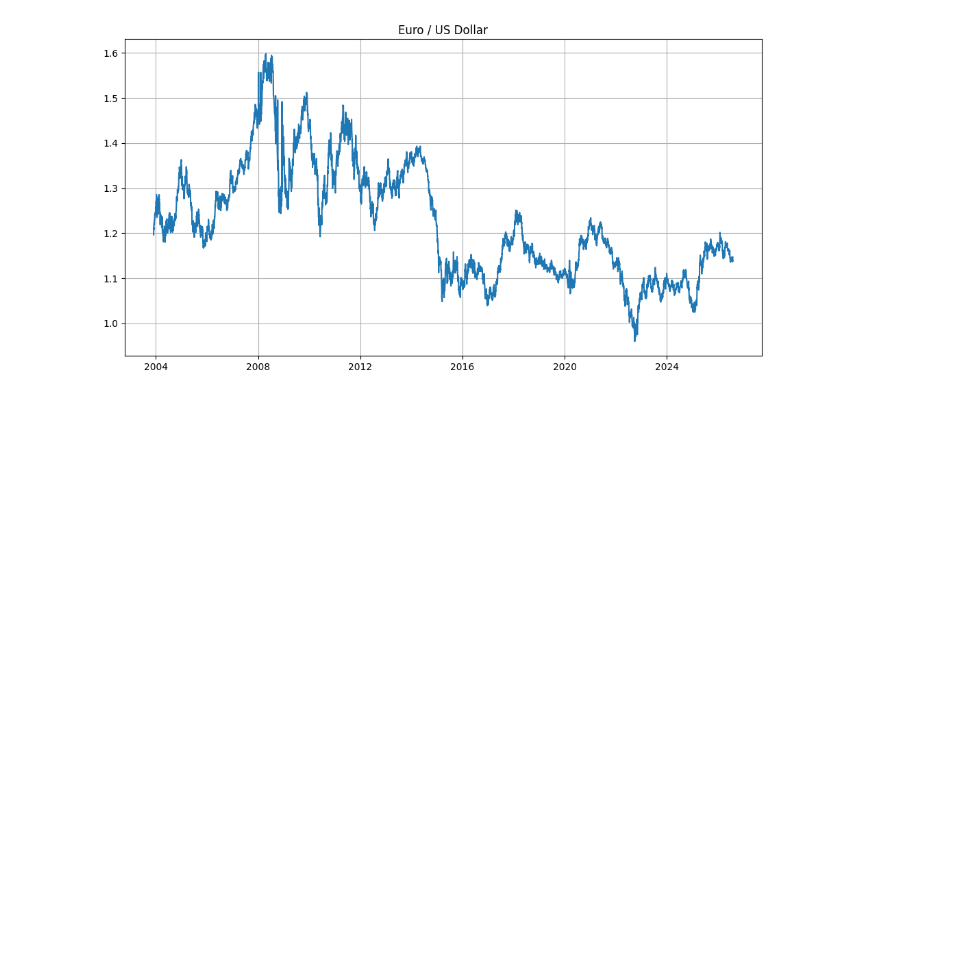
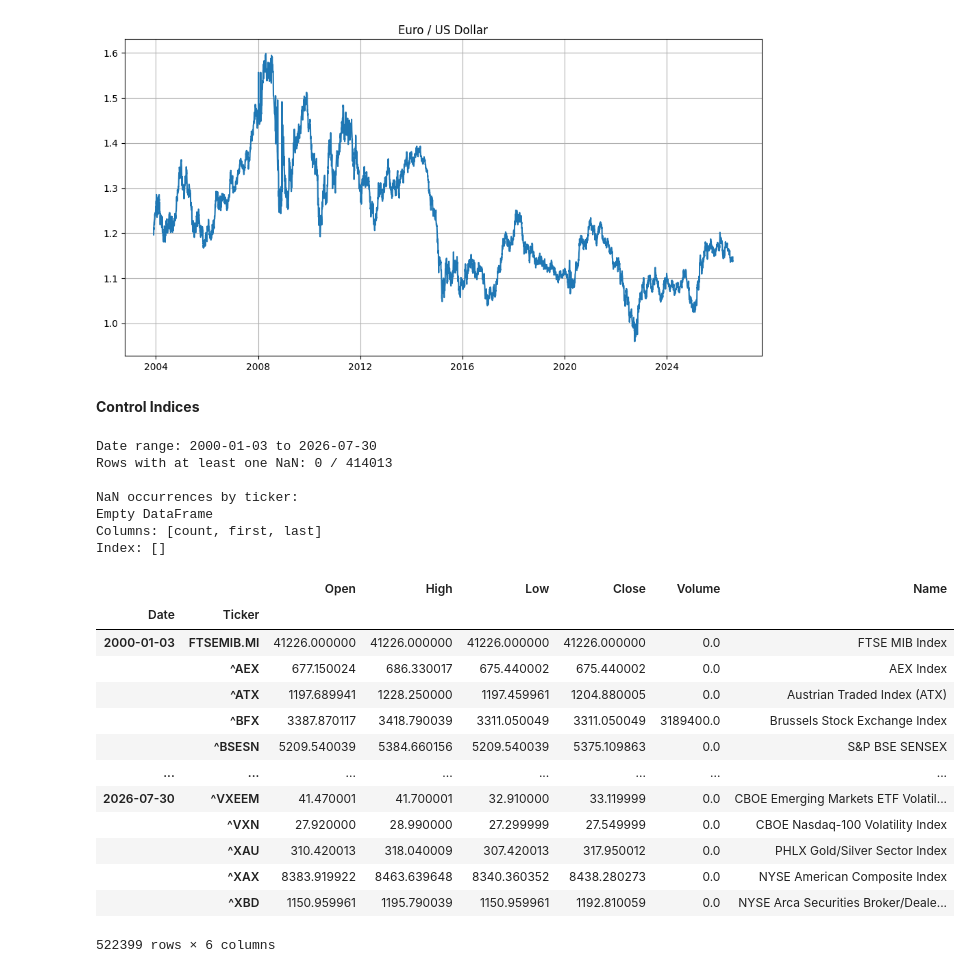
Before and after one commit to loewbenedikt01/Python, a Jupyter notebook: Database_Update/data_control.ipynb, the cells around one changed output. Drawn from its saved outputs; the diff is of its cells as text; code cells hidden in the pictures; blank space fills up the shorter version.

```diff
--- a/Database_Update/data_control.ipynb
+++ b/Database_Update/data_control.ipynb
@@ -298,3 +298,57 @@ plt.grid(True)
 plt.show()
 # %% [output]
 [figure]
+# %% [markdown]
+**Control Indices**
+# %%
+import sys
+import os
+import pandas as pd
+
+_HERE = os.getcwd()
+_ROOT = os.path.dirname(_HERE)
+sys.path.insert(0, _ROOT)
+sys.path.insert(0, _HERE)
+
+DATABASE_DIR = os.path.join(_ROOT, 'Database')
+
+indices = pd.read_parquet(os.path.join(DATABASE_DIR, 'indices.parquet'))
+
+dates = indices.index.get_level_values('Date')
+print(f'Date range: {dates.min().date()} to {dates.max().date()}')
+
+nan_mask = indices.isna().any(axis=1)
+print(f'Rows with at least one NaN: {nan_mask.sum()} / {len(indices)}')
+
+nan_by_ticker = (
+    indices[nan_mask]
+    .index.to_frame(index=False)
+    .groupby('Ticker')['Date']
+    .agg(count='count', first='min', last='max')
+)
+print('\nNaN occurrences by ticker:')
+print(nan_by_ticker)
+
+indices
+# %% [output]
+Date range: 2000-01-03 to 2026-07-30
+Rows with at least one NaN: 0 / 414013
+
+NaN occurrences by ticker:
+Empty DataFrame
+Columns: [count, first, last]
+Index: []
+|  |  | Open | High | Low | Close | Volume | Name |
+| Date | Ticker |  |  |  |  |  |  |
+| 2000-01-03 | FTSEMIB.MI | 41226.000000 | 41226.000000 | 41226.000000 | 41226.000000 | 0.0 | FTSE MIB Index |
+|  | ^AEX | 677.150024 | 686.330017 | 675.440002 | 675.440002 | 0.0 | AEX Index |
+|  | ^ATX | 1197.689941 | 1228.250000 | 1197.459961 | 1204.880005 | 0.0 | Austrian Traded Index (ATX) |
+|  | ^BFX | 3387.870117 | 3418.790039 | 3311.050049 | 3311.050049 | 3189400.0 | Brussels Stock Exchange Index |
+|  | ^BSESN | 5209.540039 | 5384.660156 | 5209.540039 | 5375.109863 | 0.0 | S&P BSE SENSEX |
+| ... | ... | ... | ... | ... | ... | ... | ... |
+| 2026-07-30 | ^VXEEM | 41.470001 | 41.700001 | 32.910000 | 33.119999 | 0.0 | CBOE Emerging Markets ETF Volatil... |
+|  | ^VXN | 27.920000 | 28.990000 | 27.299999 | 27.549999 | 0.0 | CBOE Nasdaq-100 Volatility Index |
+|  | ^XAU | 310.420013 | 318.040009 | 307.420013 | 317.950012 | 0.0 | PHLX Gold/Silver Sector Index |
+|  | ^XAX | 8383.919922 | 8463.639648 | 8340.360352 | 8438.280273 | 0.0 | NYSE American Composite Index |
+|  | ^XBD | 1150.959961 | 1195.790039 | 1150.959961 | 1192.810059 | 0.0 | NYSE Arca Securities Broker/Deale... |
+522399 rows × 6 columns
```
Also changed, not shown: parts of 6 cells of this notebook, 9 other files.
